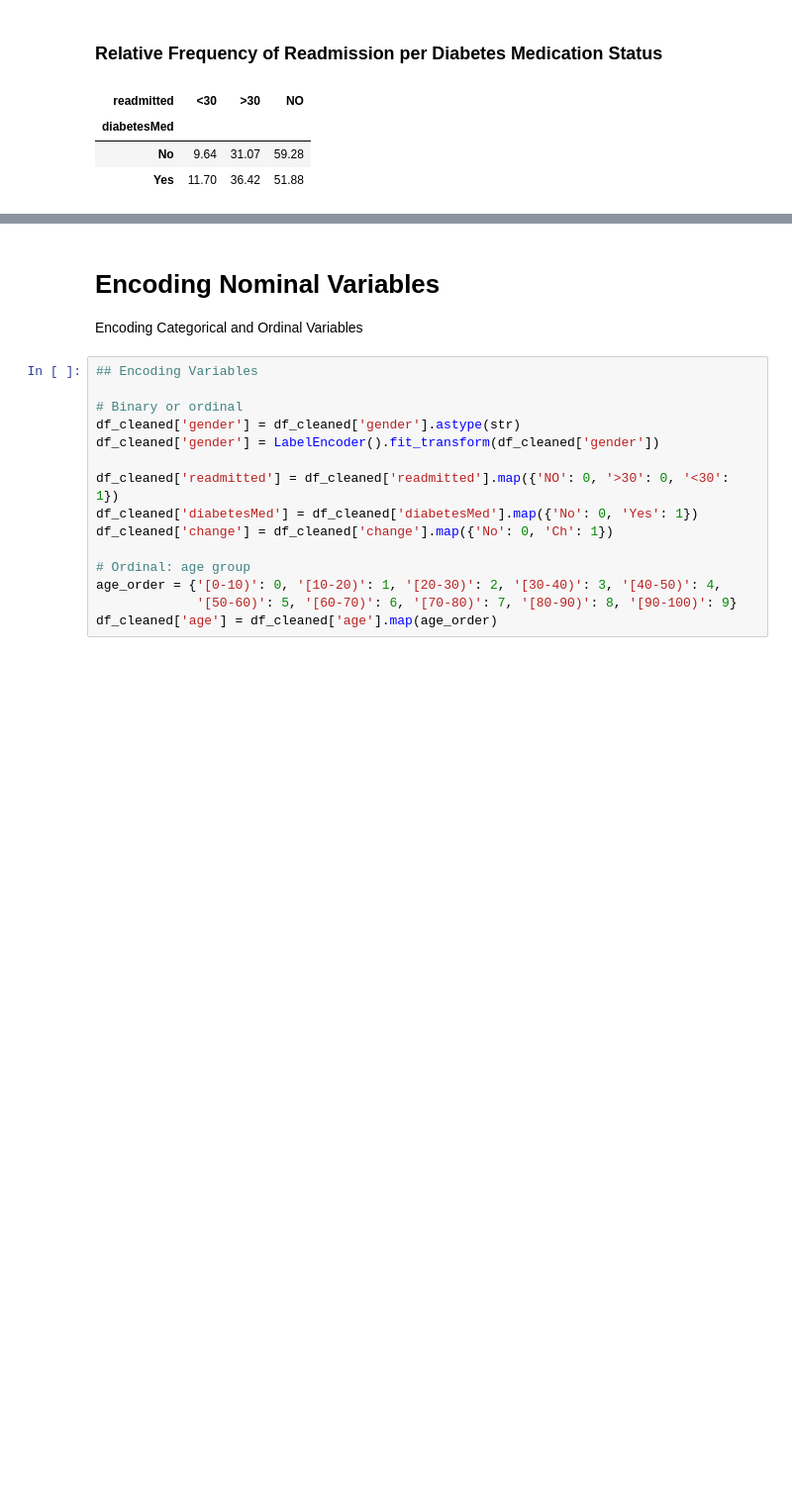
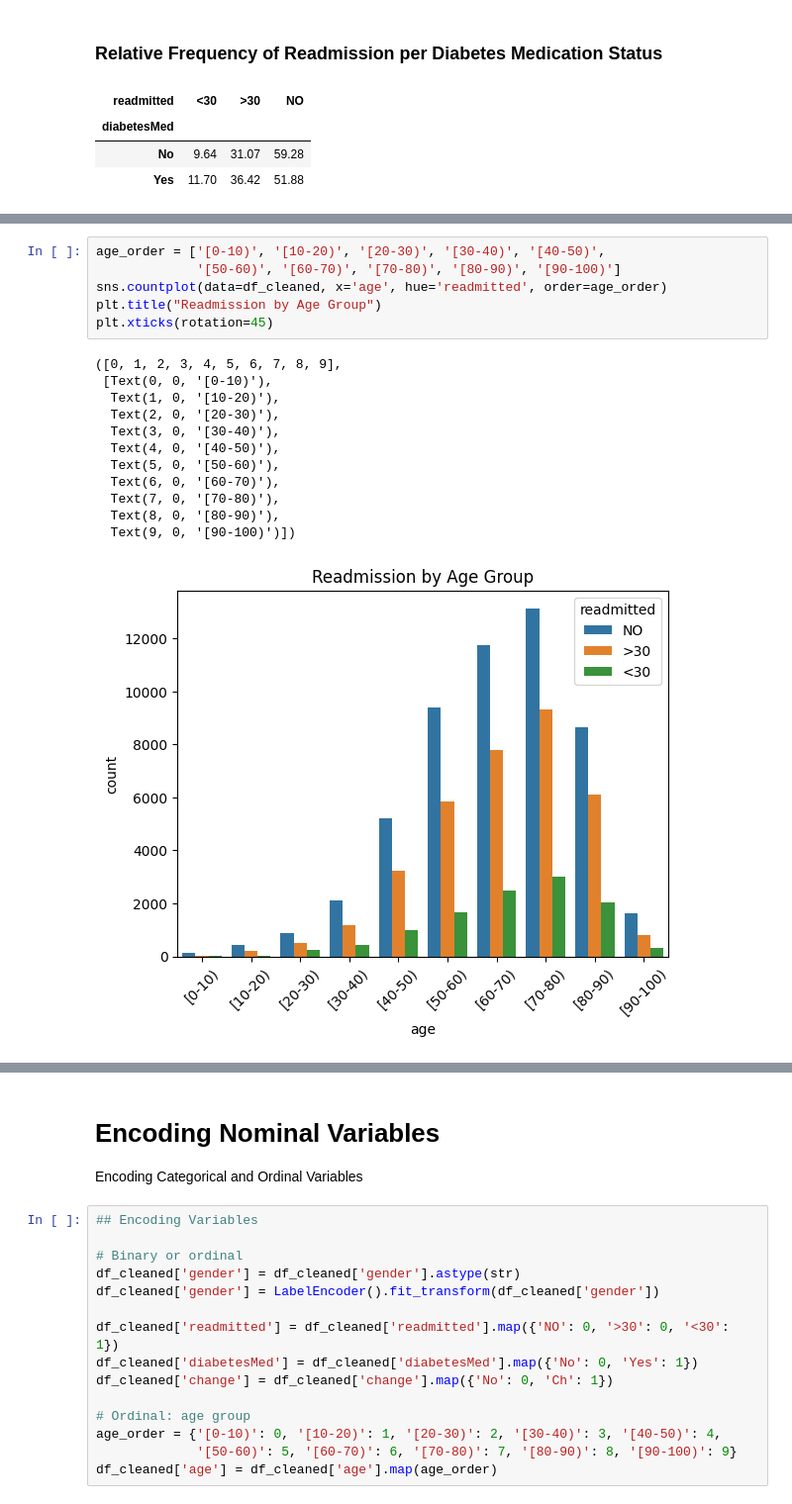
Before and after one commit to hcarrusca/diabetic_patient_trend, a Jupyter notebook: Residence_Project.ipynb, the cells around one changed output, grey strips where cells are left out. Shown at 99% size. Saved outputs shown, nothing was run; the diff lists cells and outputs as text; blank space fills up the shorter version.

```diff
--- a/Residence_Project.ipynb
+++ b/Residence_Project.ipynb
@@ -203,0 +210,19 @@ display(readmission_rel_freq_percent)
+# %%
+age_order = ['[0-10)', '[10-20)', '[20-30)', '[30-40)', '[40-50)',
+             '[50-60)', '[60-70)', '[70-80)', '[80-90)', '[90-100)']
+sns.countplot(data=df_cleaned, x='age', hue='readmitted', order=age_order)
+plt.title("Readmission by Age Group")
+plt.xticks(rotation=45)
+# %% [output]
+([0, 1, 2, 3, 4, 5, 6, 7, 8, 9],
+ [Text(0, 0, '[0-10)'),
+  Text(1, 0, '[10-20)'),
+  Text(2, 0, '[20-30)'),
+  Text(3, 0, '[30-40)'),
+  Text(4, 0, '[40-50)'),
+  Text(5, 0, '[50-60)'),
+  Text(6, 0, '[60-70)'),
+  Text(7, 0, '[70-80)'),
+  Text(8, 0, '[80-90)'),
+  Text(9, 0, '[90-100)')])
+[figure, added]
```
Also changed, not shown: parts of 6 cells of this notebook.
